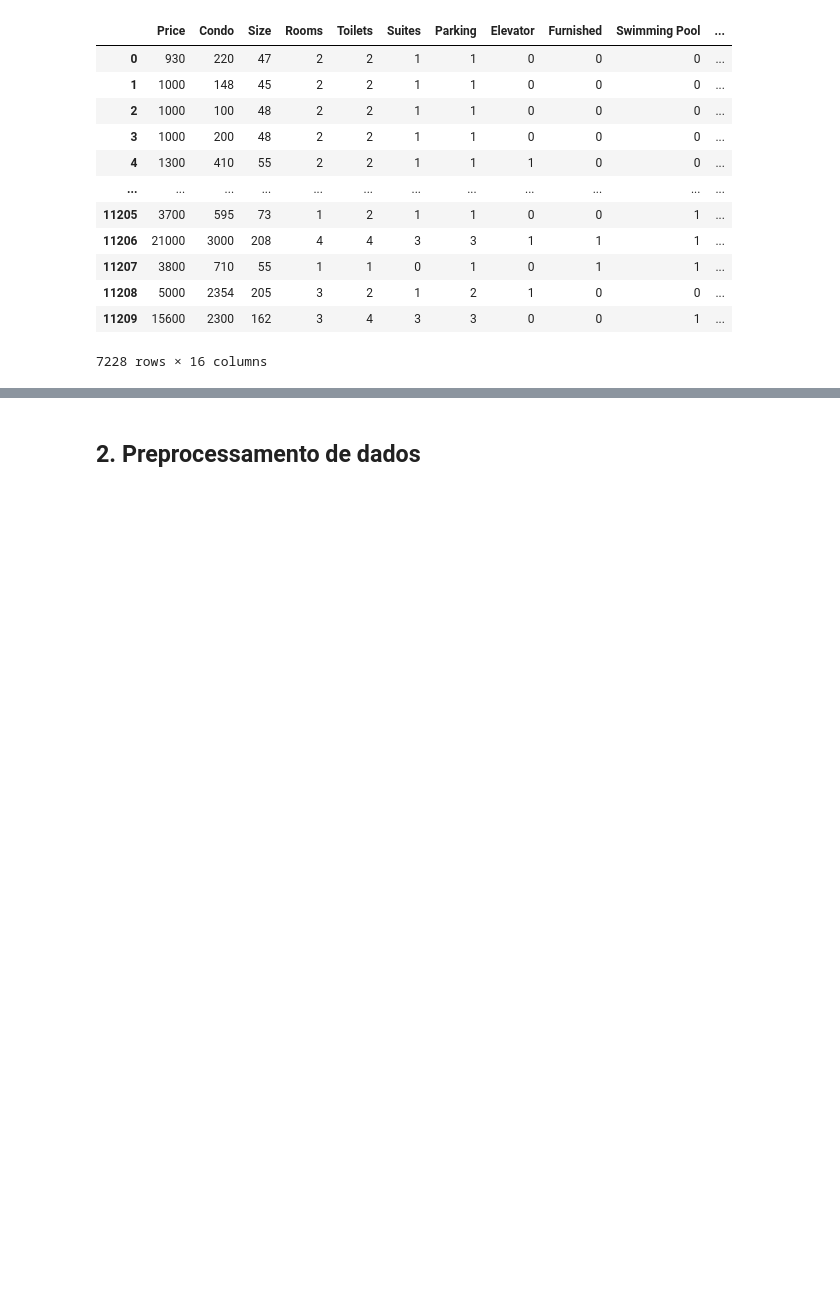
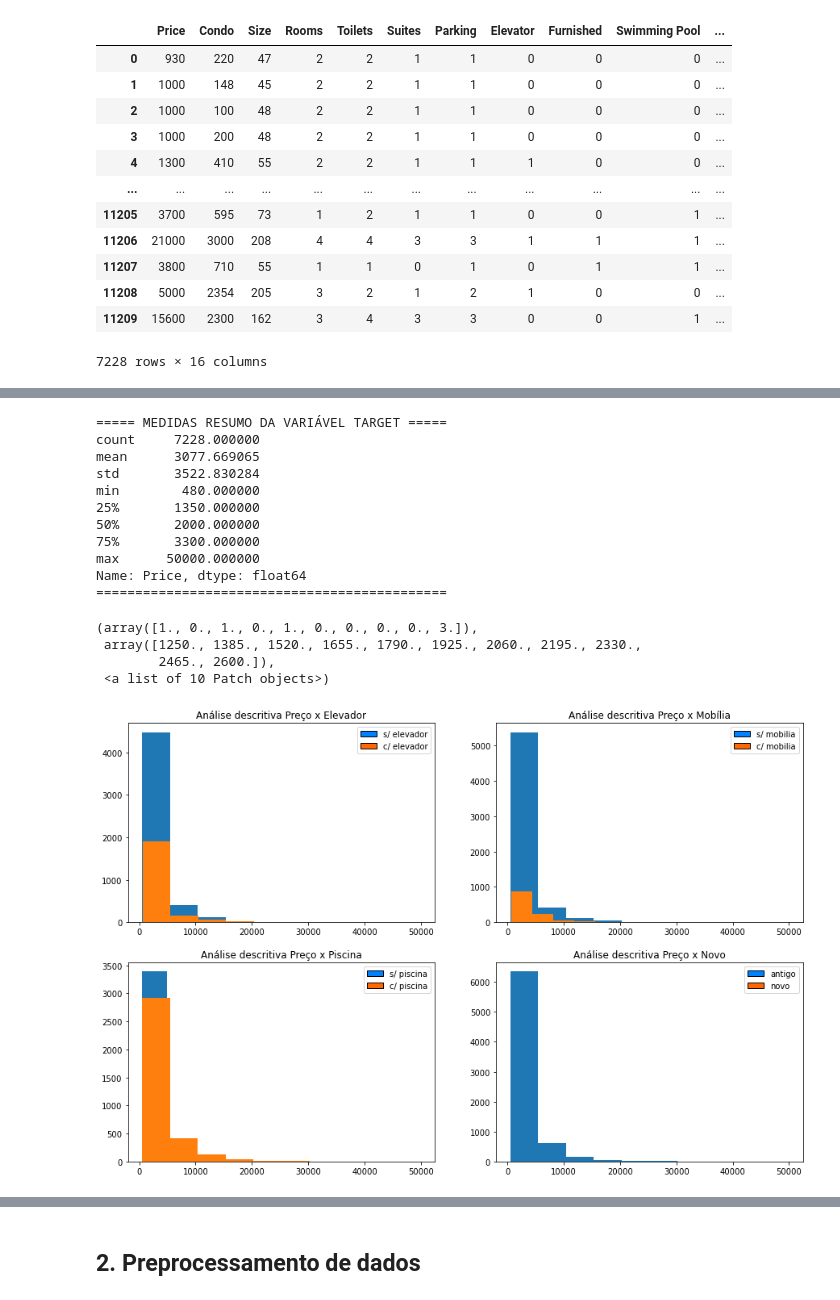
Before and after one commit to viniciusmm7/Rental-Forecast, a Jupyter notebook: Projeto 2 CDados.ipynb, the cells around one changed output, grey strips where cells are left out. Drawn from its saved outputs; the diff is of its cells as text; code cells hidden in the pictures; blank space fills up the shorter version.

```diff
--- a/Projeto 2 CDados.ipynb
+++ b/Projeto 2 CDados.ipynb
@@ -169,0 +186,80 @@ plt.hist(new_filter1, density=False)
+# %%
+# ===== MEDIDAS RESUMO TARGET =====
+print('===== MEDIDAS RESUMO DA VARIÁVEL TARGET =====')
+print(rent_data.Price.describe())
+print('=============================================')
+
+# ===== HISTOGRAMAS =====
+
+# Formatações iniciais
+plt.figure(figsize=(15,10)) # Cria uma figura para plotar os graficos da maneira mais organizada
+cmap = plt.get_cmap('jet')  # Paleta de cor
+
+# ----- Análise descritiva entre ter ou não elevador e o target
+elevator_filter  = rent_data.loc[rent_data['Elevator'] == 0, 'Price'] # Filtro para dados de apartamentos que não têm elevador
+elevator_filter1 = rent_data.loc[rent_data['Elevator'] == 1, 'Price'] # Filtro para dados de apartamentos que têm elevador
+plt.subplot(221) # Posição do gráfico numa matriz 2x2
+
+# Legendas
+plt.title('Análise descritiva Preço x Elevador')
+elevator_1 = [Rectangle((0,0),1,1,color=c,ec="k") for c in [cmap(0.25) ,cmap(0.8)]] # Cria um retângulo para colocar as legendas e escolhe suas cores
+elevator_2 = ["s/ elevador","c/ elevador"] # Define a descrição das legendas
+plt.legend(elevator_1, elevator_2) # Cria as legendas
+plt.hist(elevator_filter)  # Sem elevador
+plt.hist(elevator_filter1) # Com elevador
+
+# ----- Análise descritiva entre ter ou não mobília e o target
+furnished_filter  = rent_data.loc[rent_data['Furnished'] == 0, 'Price'] # Filtro para dados de apartamentos que não têm mobília
+furnished_filter1 = rent_data.loc[rent_data['Furnished'] == 1, 'Price'] # Filtro para dados de apartamentos que têm mobília
+plt.subplot(222) # Posição do gráfico numa matriz 2x2
+
+# Legendas
+plt.title('Análise descritiva Preço x Mobília')
+furnished_1 = [Rectangle((0,0),1,1,color=c,ec="k") for c in [cmap(0.25) ,cmap(0.8)]] # Cria um retângulo para colocar as legendas e escolhe suas cores
+furnished_2 = ["s/ mobilia","c/ mobilia"] # Define a descrição das legendas
+plt.legend(furnished_1, furnished_2) # Cria as legendas
+plt.hist(furnished_filter)  # Sem mobília
+plt.hist(furnished_filter1) # Com mobília
+
+# ----- Análise descritiva entre ter ou não piscina e o target
+swimmingpool_filter  = rent_data.loc[rent_data['Swimming Pool'] == 0, 'Price'] # Filtro para dados de apartamentos que não têm piscina
+swimmingpool_filter1 = rent_data.loc[rent_data['Swimming Pool'] == 1, 'Price'] # Filtro para dados de apartamentos que têm piscina
+plt.subplot(223) # Posição do gráfico numa matriz 2x2
+
+# Legendas
+plt.title('Análise descritiva Preço x Piscina')
+piscina_1 = [Rectangle((0,0),1,1,color=c,ec="k") for c in [cmap(0.25) ,cmap(0.8)]] # Cria um retângulo para colocar as legendas e escolhe suas cores
+piscina_2 = ["s/ piscina","c/ piscina"] # Define a descrição das legendas
+plt.legend(piscina_1, piscina_2) # Cria as legendas
+plt.hist(swimmingpool_filter)  # Sem piscina
+plt.hist(swimmingpool_filter1) # Com piscina
+
+# ----- Análise descritiva entre ser ou não um imóvel novo e o target
+new_filter  = rent_data.loc[rent_data['New'] == 0, 'Price'] # Filtro para dados de apartamentos que não são novos
+new_filter1 = rent_data.loc[rent_data['New'] == 1, 'Price'] # Filtro para dados de apartamentos que são novos
+plt.subplot(224) # Posição do gráfico numa matriz 2x2
+
+# Legendas
+plt.title('Análise descritiva Preço x Novo')
+novo_1 = [Rectangle((0,0),1,1,color=c,ec="k") for c in [cmap(0.25) ,cmap(0.8)]] # Cria um retângulo para colocar as legendas e escolhe suas cores
+novo_2 = ["antigo","novo"] # Define a descrição das legendas
+plt.legend(novo_1, novo_2) # Cria as legendas
+plt.hist(new_filter, density=False)  # Não novo
+plt.hist(new_filter1, density=False) # Novo
+# %% [output]
+===== MEDIDAS RESUMO DA VARIÁVEL TARGET =====
+count     7228.000000
+mean      3077.669065
+std       3522.830284
+min        480.000000
+25%       1350.000000
+50%       2000.000000
+75%       3300.000000
+max      50000.000000
+Name: Price, dtype: float64
+=============================================
+(array([1., 0., 1., 0., 1., 0., 0., 0., 0., 3.]),
+ array([1250., 1385., 1520., 1655., 1790., 1925., 2060., 2195., 2330.,
+        2465., 2600.]),
+ <a list of 10 Patch objects>)
+[figure, added]
```
Also changed, not shown: parts of 50 cells of this notebook, 8 other files.
